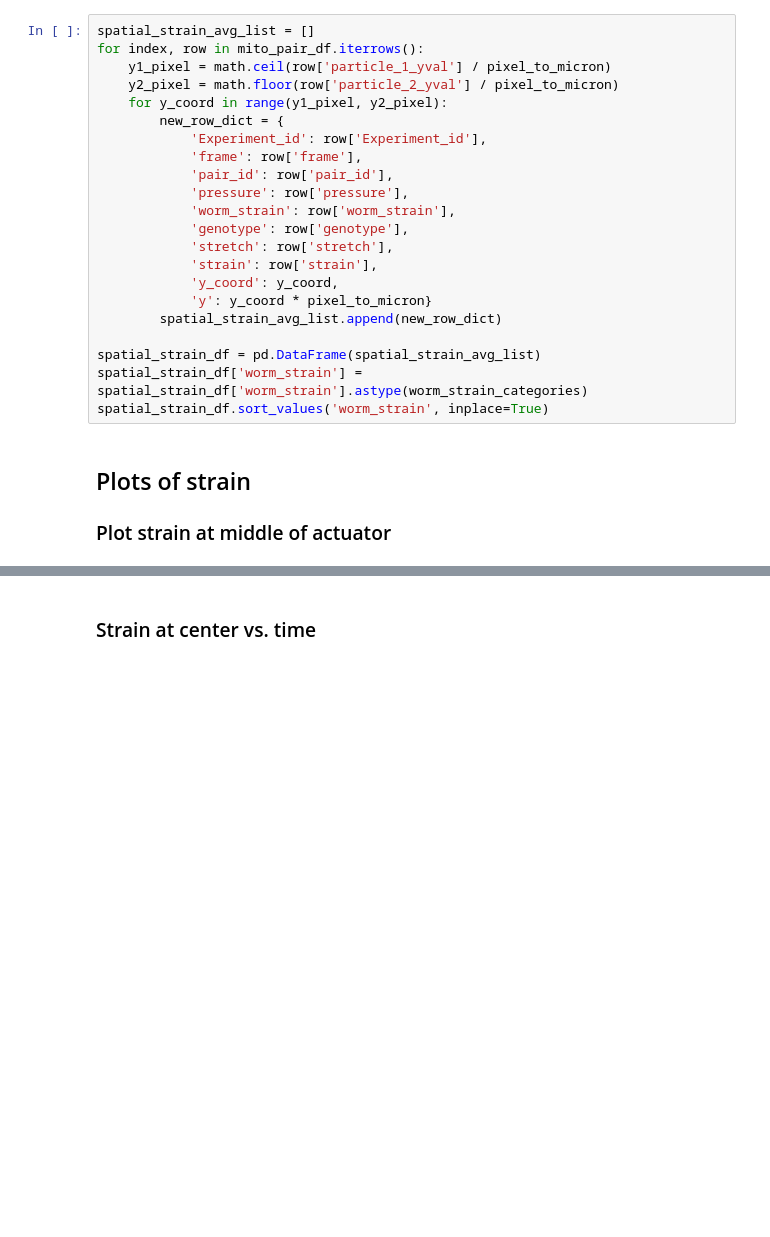
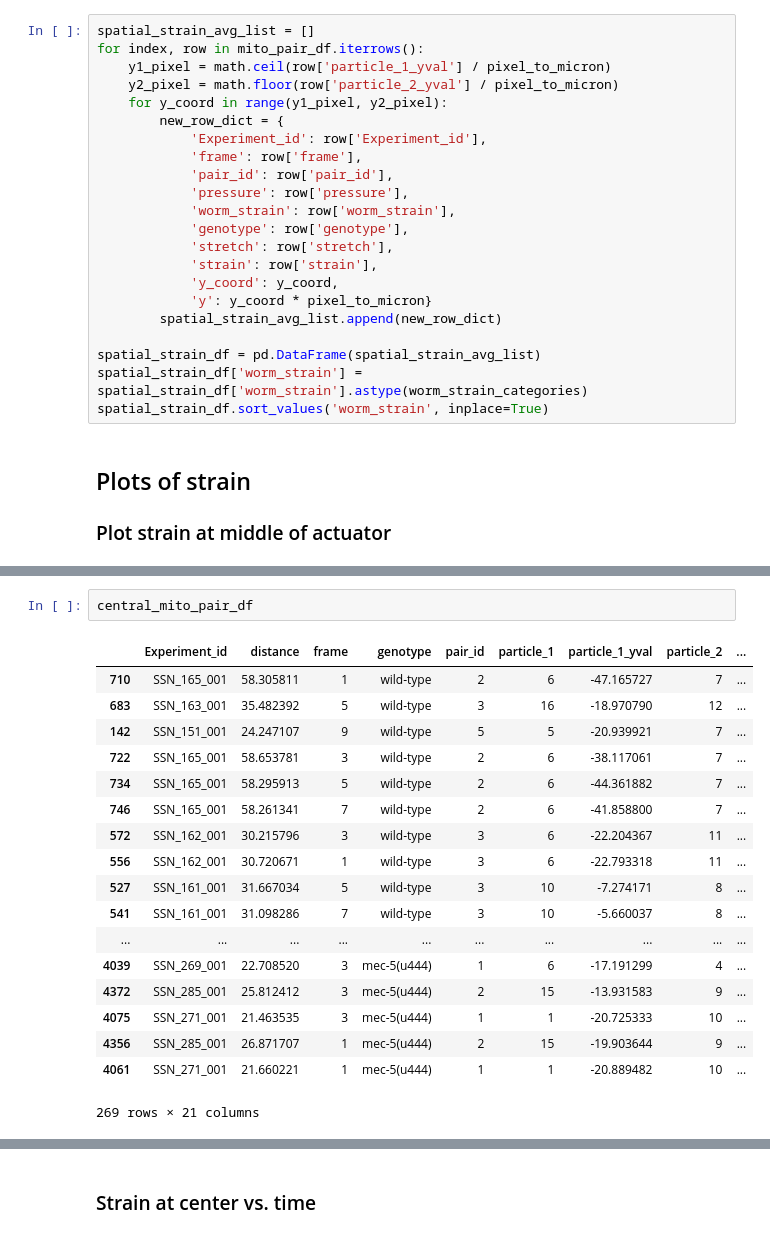
Before and after one commit to anekimken/SSN_ImageAnalysis, a Jupyter notebook: Notebooks/Displacement and Strain Plots.ipynb, the cells around one changed output, grey strips where cells are left out. Saved outputs shown, nothing was run; the diff lists cells and outputs as text; blank space fills up the shorter version.

```diff
--- a/Notebooks/Displacement and Strain Plots.ipynb
+++ b/Notebooks/Displacement and Strain Plots.ipynb
@@ -630,3 +580,24 @@ print(time.time()-start)
+# %%
+central_mito_pair_df
+# %% [output]
+|  | Experiment_id | distance | frame | genotype | pair_id | particle_1 | particle_1_yval | particle_2 | ... |
+| 710 | SSN_165_001 | 58.305811 | 1 | wild-type | 2 | 6 | -47.165727 | 7 | ... |
+| 683 | SSN_163_001 | 35.482392 | 5 | wild-type | 3 | 16 | -18.970790 | 12 | ... |
+| 142 | SSN_151_001 | 24.247107 | 9 | wild-type | 5 | 5 | -20.939921 | 7 | ... |
+| 722 | SSN_165_001 | 58.653781 | 3 | wild-type | 2 | 6 | -38.117061 | 7 | ... |
+| 734 | SSN_165_001 | 58.295913 | 5 | wild-type | 2 | 6 | -44.361882 | 7 | ... |
+| 746 | SSN_165_001 | 58.261341 | 7 | wild-type | 2 | 6 | -41.858800 | 7 | ... |
+| 572 | SSN_162_001 | 30.215796 | 3 | wild-type | 3 | 6 | -22.204367 | 11 | ... |
+| 556 | SSN_162_001 | 30.720671 | 1 | wild-type | 3 | 6 | -22.793318 | 11 | ... |
+| 527 | SSN_161_001 | 31.667034 | 5 | wild-type | 3 | 10 | -7.274171 | 8 | ... |
+| 541 | SSN_161_001 | 31.098286 | 7 | wild-type | 3 | 10 | -5.660037 | 8 | ... |
+| ... | ... | ... | ... | ... | ... | ... | ... | ... | ... |
+| 4039 | SSN_269_001 | 22.708520 | 3 | mec-5(u444) | 1 | 6 | -17.191299 | 4 | ... |
+| 4372 | SSN_285_001 | 25.812412 | 3 | mec-5(u444) | 2 | 15 | -13.931583 | 9 | ... |
+| 4075 | SSN_271_001 | 21.463535 | 3 | mec-5(u444) | 1 | 1 | -20.725333 | 10 | ... |
+| 4356 | SSN_285_001 | 26.871707 | 1 | mec-5(u444) | 2 | 15 | -19.903644 | 9 | ... |
+| 4061 | SSN_271_001 | 21.660221 | 1 | mec-5(u444) | 1 | 1 | -20.889482 | 10 | ... |
+269 rows × 21 columns
 # %%
 fig, ax = plt.subplots(figsize=(10,5))
 sns.swarmplot(x='Experiment_id', y='strain', hue='worm_strain', ax=ax,
```
Also changed, not shown: parts of 11 cells of this notebook, 1 other file.
